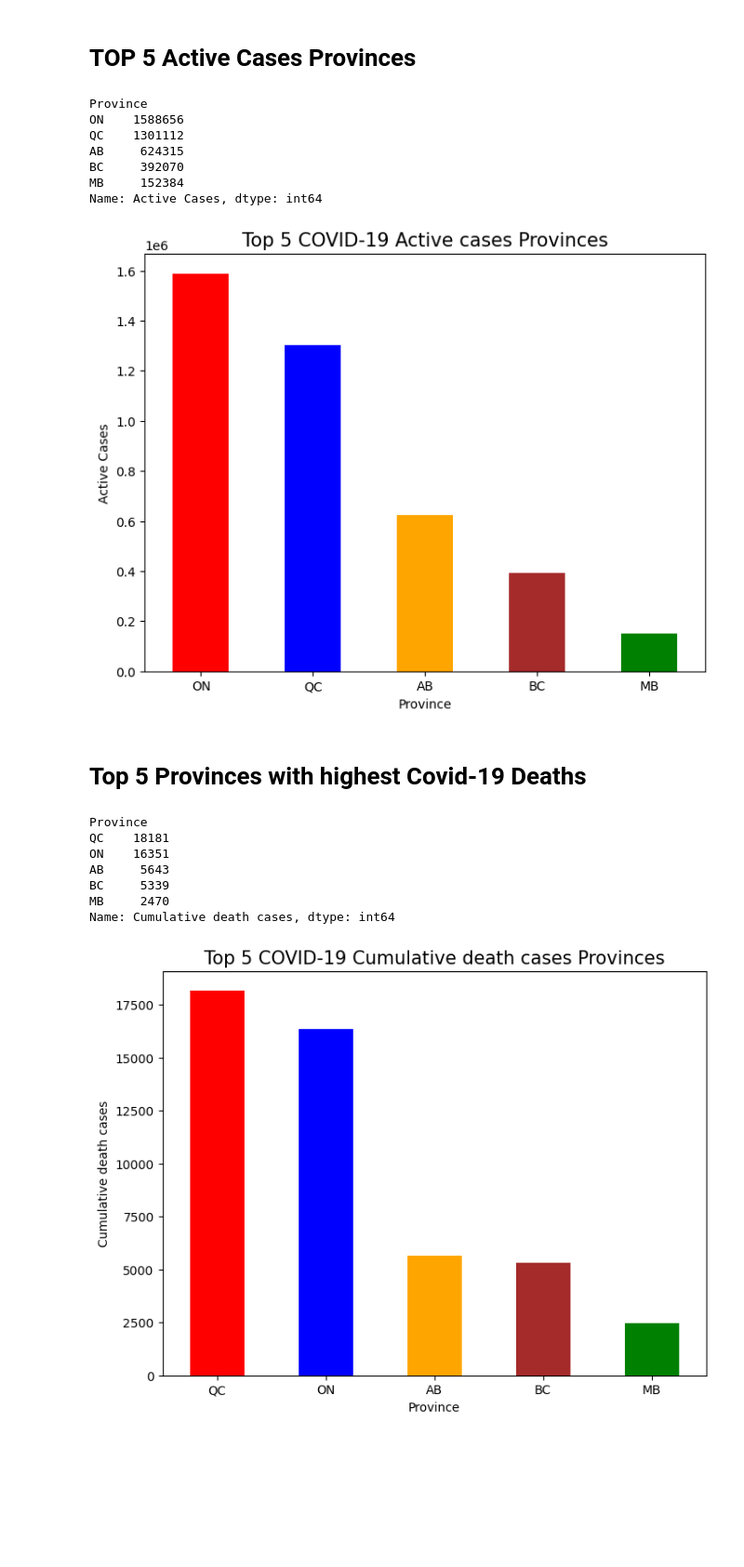
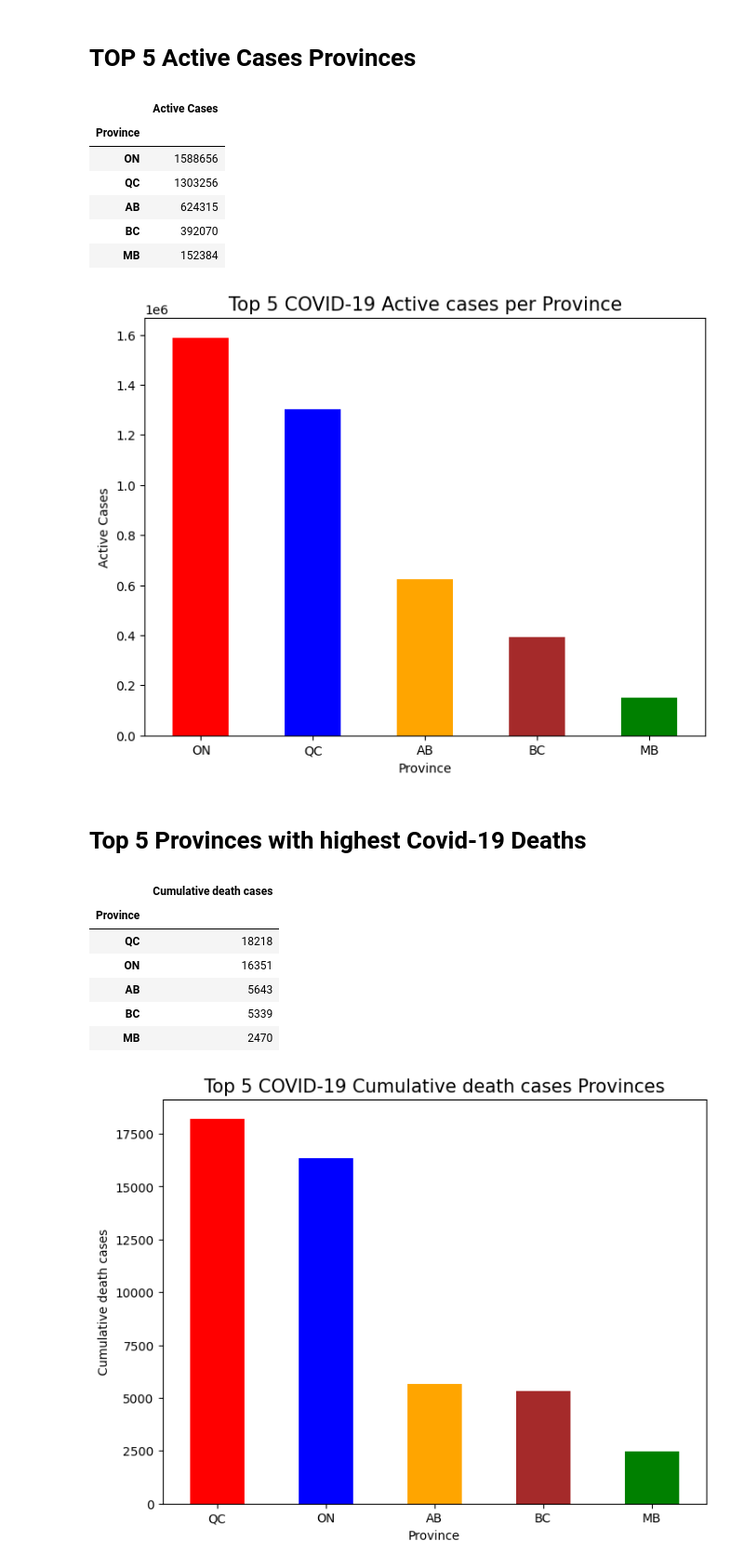
Before and after one commit to svafaeva93/Covid19AnalysisCanada, a Jupyter notebook: Data_extraction_API.ipynb, the cells around one changed output. Shown at 93% size. Drawn from its saved outputs; the diff is of its cells as text; code cells hidden in the pictures; blank space fills up the shorter version.

```diff
--- a/Data_extraction_API.ipynb
+++ b/Data_extraction_API.ipynb
@@ -259,47 +260,48 @@ covid_dataframe_df.sample(20)
 # %% [markdown]
 # TOP 5 Active Cases Provinces
 # %%
-Highest_active_province = covid_dataframe_df.groupby('Province').max()[['Active Cases', 'Date']].sort_values(['Active Cases'], ascending = False).reset_index()
-Highest_active_province_df = Highest_active_province.set_index('Province')['Active Cases']
-top_5_active_province = Highest_active_province_df.iloc[0:5]
-top_5_active_province.head()
+Active_cases_per_province = covid_dataframe_df.groupby('Province').max()[['Active Cases', 'Date']].sort_values(['Active Cases'], ascending = False).reset_index()
+Active_cases_per_province = Active_cases_per_province.iloc[0:5]
+Active_cases_per_province_df = Active_cases_per_province[['Province', 'Active Cases']]
+Active_cases_per_province_df = Active_cases_per_province_df.set_index('Province')
+Active_cases_per_province_df.head()
 # %% [output]
-Province
-ON    1588656
-QC    1301112
-AB     624315
-BC     392070
-MB     152384
-Name: Active Cases, dtype: int64
+|  | Active Cases |
+| Province |  |
+| ON | 1588656 |
+| QC | 1303256 |
+| AB | 624315 |
+| BC | 392070 |
+| MB | 152384 |
 # %%
 # set the colors for the bars
 colors = ['red', 'blue', 'orange', 'brown', 'green']
-ax = top_5_active_province.plot(kind='bar', figsize=(8,6), color = colors, rot=0)
+ax = Active_cases_per_province_df.plot.bar(y = 'Active Cases', figsize=(8,6), color = colors, rot=0, legend=None)
 # set the axis labels and title
 ax.set_xlabel('Province')
 ax.set_ylabel('Active Cases')
-ax.set_title("Top 5 COVID-19 Active cases Provinces", size = 15)
 ax.set_yscale('linear')
+ax.set_title("Top 5 COVID-19 Active cases per Province", size = 15)
 # display the plot
 plt.show()
 # %% [output]
-[figure, old version]
+[figure, new version]
 # %% [markdown]
 # Top 5 Provinces with highest Covid-19 Deaths
 # %%
-Death_province = covid_dataframe_df.groupby('Province').max()[['Cumulative death cases', 'Date']].sort_values(['Cumulative death cases'], ascending = False).reset_index()
-Death_province = Death_province.iloc[0:5]
-# Death_province_df = Death_province.set_index('Province')
-Death_province_df = Death_province.set_index('Province')['Cumulative death cases']
-Death_province_df
+Death_per_province = covid_dataframe_df.groupby('Province').max()[['Cumulative death cases', 'Date']].sort_values(['Cumulative death cases'], ascending = False).reset_index()
+Death_per_province = Death_per_province.iloc[0:5]
+Death_per_province_df = Death_per_province[['Province', 'Cumulative death cases']]
+Death_per_province_df = Death_per_province_df.set_index('Province')
+Death_per_province_df
 # %% [output]
-Province
-QC    18181
-ON    16351
-AB     5643
-BC     5339
-MB     2470
-Name: Cumulative death cases, dtype: int64
+|  | Cumulative death cases |
+| Province |  |
+| QC | 18218 |
+| ON | 16351 |
+| AB | 5643 |
+| BC | 5339 |
+| MB | 2470 |
 # %%
 # set the colors for the bars
 colors = ['red', 'blue', 'orange', 'brown', 'green']
```
Also changed, not shown: parts of 14 cells of this notebook.
